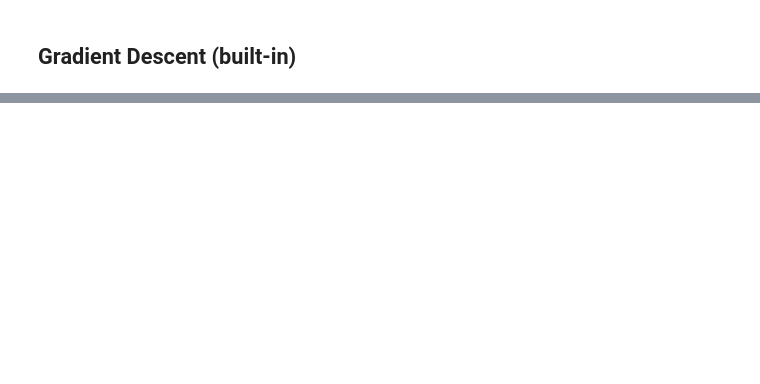
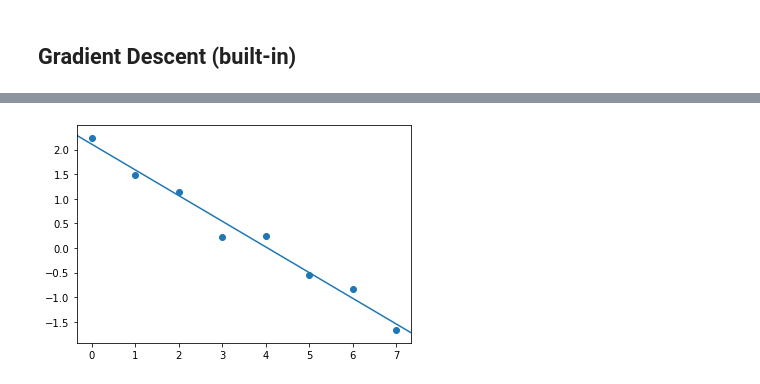
Before and after one commit to syedmeesamali/CourseraPlus, a Jupyter notebook: 1_ML_Combined_Courses/Practice/2_Pandas/Reg_PyTorch.ipynb, the cells around one changed output, grey strips where cells are left out. Saved outputs shown, nothing was run; the diff lists cells and outputs as text; code cells hidden in the pictures; blank space fills up the shorter version.

```diff
--- a/1_ML_Combined_Courses/Practice/2_Pandas/Reg_PyTorch.ipynb
+++ b/1_ML_Combined_Courses/Practice/2_Pandas/Reg_PyTorch.ipynb
@@ -83,0 +118,4 @@ C = MSE(regression(x, m, b), y)
+# %%
+regression_plot(x, y, m, b)
+# %% [output]
+[figure, added]
```
Also changed, not shown: parts of 10 cells of this notebook.
